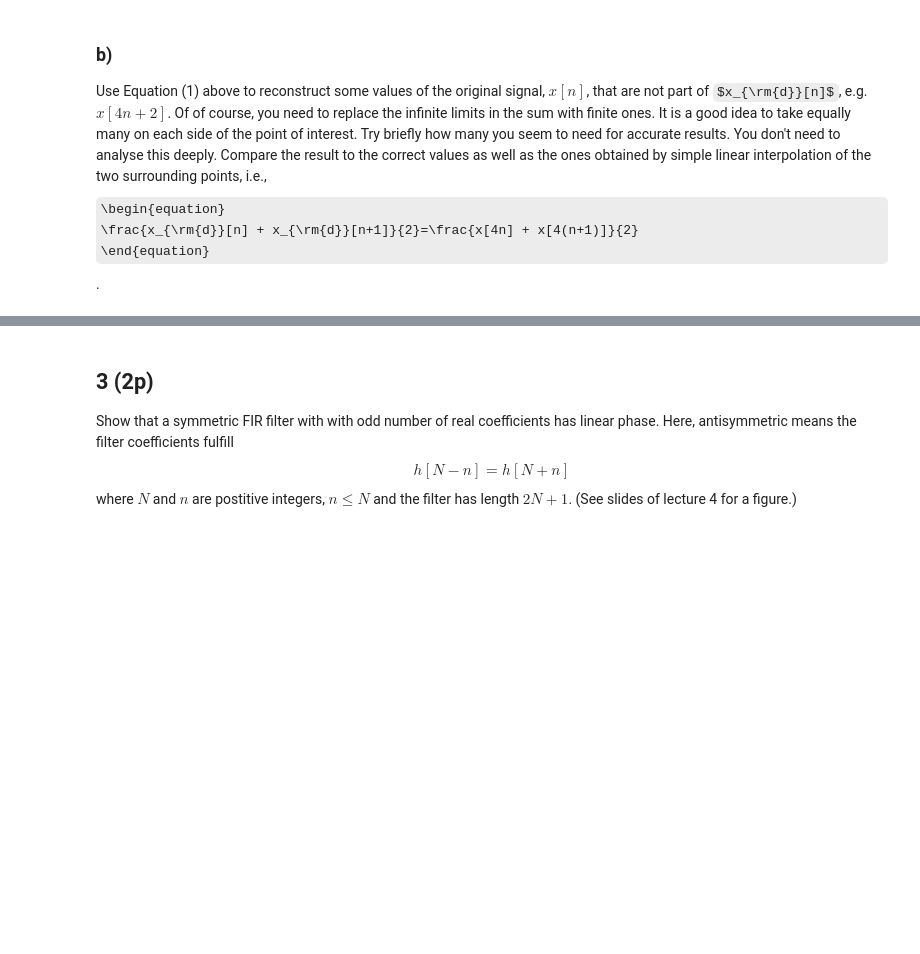
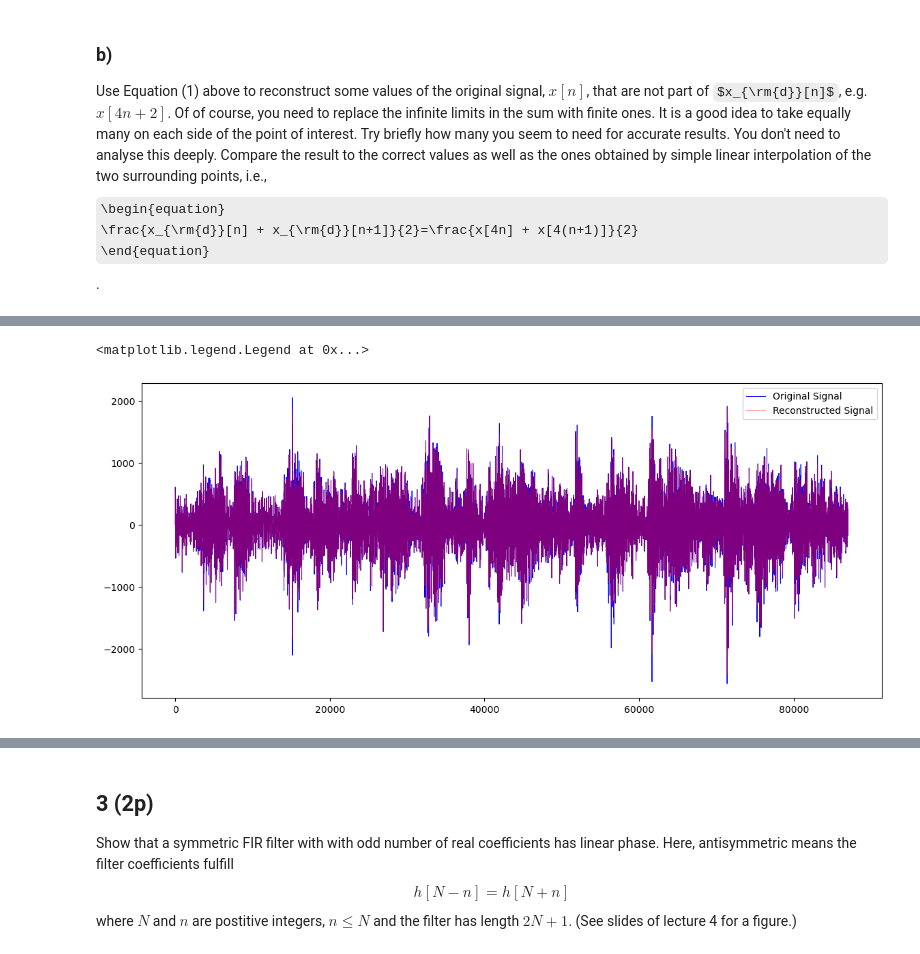
Before and after one commit to LukasFoltyn/czsa-first-homework, a Jupyter notebook: CZSa_2024_HW1.ipynb, the cells around one changed output, grey strips where cells are left out. Saved outputs shown, nothing was run; the diff lists cells and outputs as text; code cells hidden in the pictures; some formulas as TeX source; blank space fills up the shorter version.

```diff
--- a/CZSa_2024_HW1.ipynb
+++ b/CZSa_2024_HW1.ipynb
@@ -296,0 +350,20 @@ Compare the result to the correct values as well as the ones obtained by simple
+# %%
+# linear interpolation reconstruction
+
+# create a discrete time array for the downsampled signal [0, 4, 8, 12, ...]
+t_downsampled = np.arange(0, len(a_downsampled) * downsampling_factor, downsampling_factor)
+
+# create a discrete time array for the reconstructed signal [0, 1, 2, 3, 4, ...]
+t_full = np.arange(0, len(a_downsampled) * downsampling_factor - downsampling_factor + 1)
+
+# interpolation
+a_interp = np.interp(t_full, t_downsampled, a_downsampled)
+
+# plot the original signal and the reconstructed signal
+plt.figure(figsize=(14, 6))
+plt.plot(a_filtered, label='Original Signal', color='b', linewidth=0.75)
+plt.plot(a_interp, label='Reconstructed Signal', color='r', linewidth=0.75, alpha=0.5)
+plt.legend()
+# %% [output]
+<matplotlib.legend.Legend at 0x...>
+[figure, added]
```
Also changed, not shown: parts of 5 cells of this notebook.
